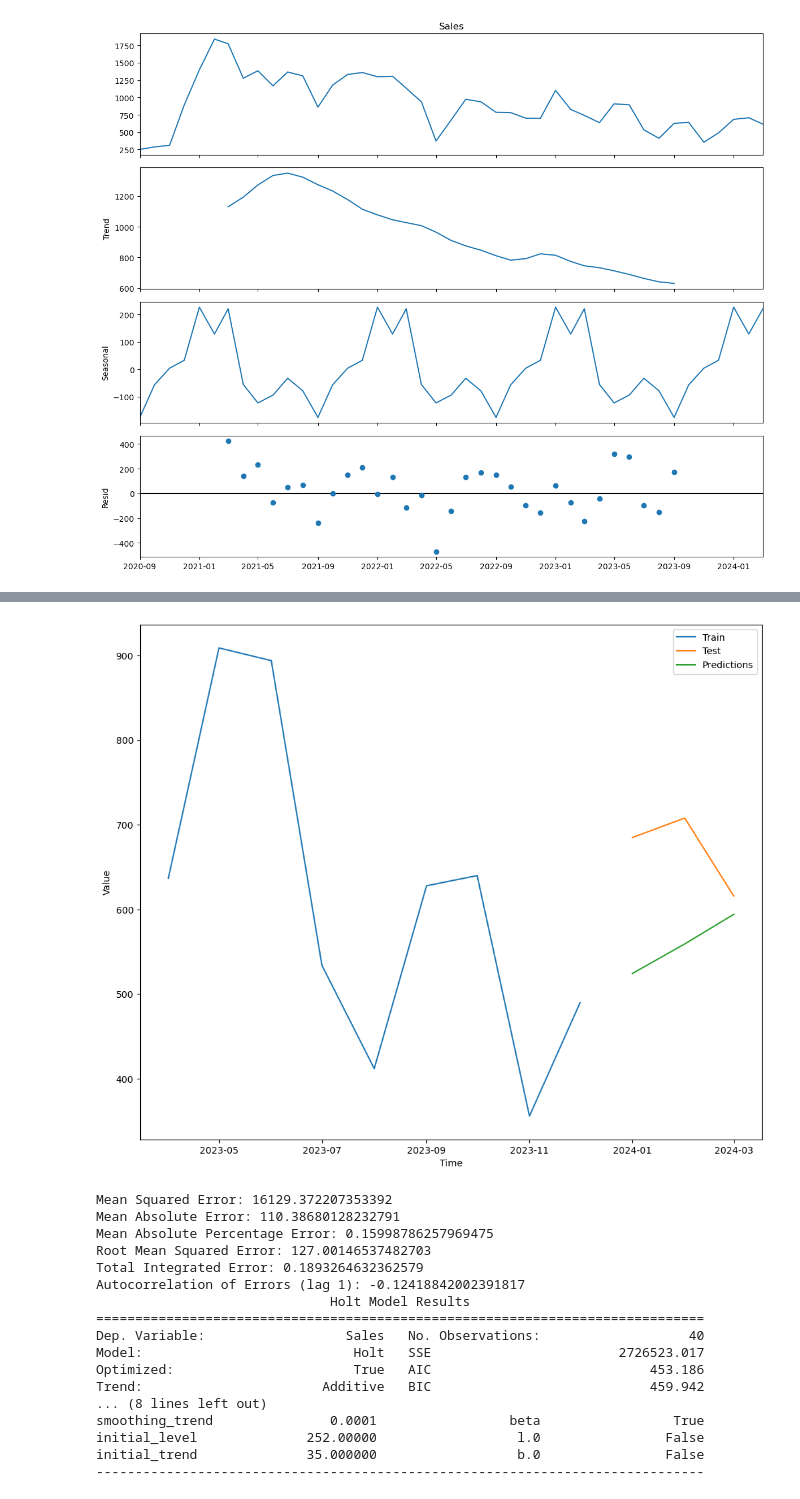
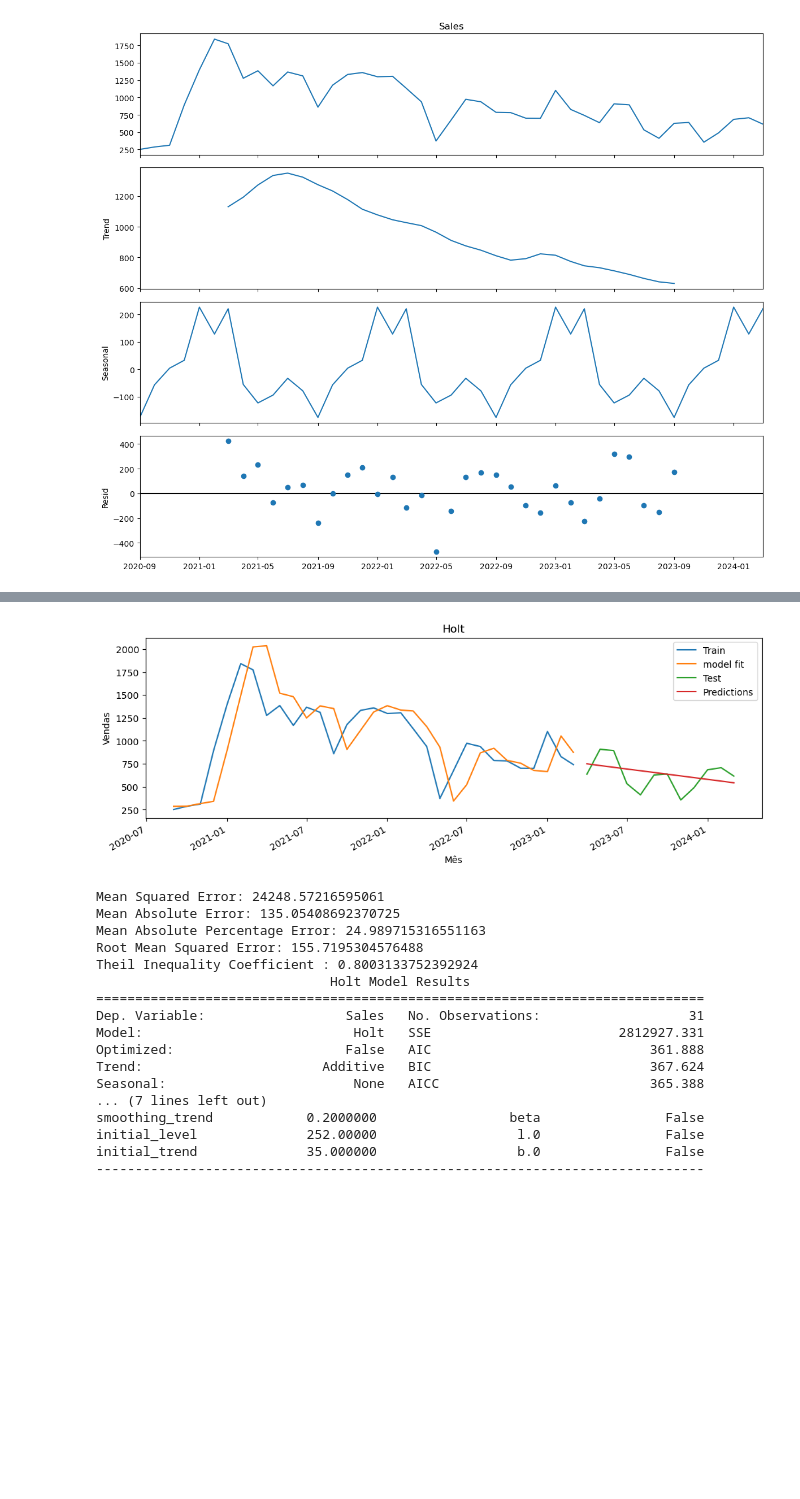
Before and after one commit to vgarciasouza/tcc-mba-usp, a Jupyter notebook: timeseries.ipynb, the cells around one changed output, grey strips where cells are left out. Cells and saved outputs as stored; diff of their text form; code cells hidden in the pictures; blank space fills up the shorter version.

```diff
--- a/timeseries.ipynb
+++ b/timeseries.ipynb
@@ -74,4 +90,21 @@ seasonalDecompose.plot();
 # %%
 train = data[:- test_periods]
 test = data[-test_periods:]
+# %%
+def theil_ineq(predictions, test):
+    num = []
+    den = []
+    for i in range(len(predictions) - 1):
+        num_n = ((predictions[(i + 1)] - test['Sales'][(i +1)]) / test['Sales'][i])**2
+        num.append(num_n)
+
+        den_n = ((test['Sales'][(i +1)] - test['Sales'][i]) / test['Sales'][i])**2
+        den.append(den_n)
+
+    numerador = np.sum(num)
+    denominador = np.sum(den)
+    div = numerador / denominador
+    tic = np.sqrt(div)
+
+    return tic
 # %%
@@ -138,59 +179,63 @@ initial_level              252.00000                  l.0                False
 # %%
 model = Holt(train)
 
-model_fit = model.fit()
+model_fit = model.fit(smoothing_level=0.8, smoothing_trend=0.2, optimized=False)
 
-predictions = model_fit.forecast(steps=test_periods)
+predictions = model_fit.forecast(test_periods)
 
+plt.figure(figsize=(12, 4))
 plt.plot(train[-chart_train_period:], label='Train')
+model_fit.fittedvalues.plot(label='model fit')
 plt.plot(test, label='Test')
 plt.plot(predictions, label='Predictions')
-plt.xlabel('Time')
-plt.ylabel('Value')
+plt.title('Holt')
+plt.xlabel('Mês')
+plt.ylabel('Vendas')
 plt.legend()
 plt.show()
 
 mse = mean_squared_error(test, predictions)
 mae = mean_absolute_error(test, predictions)
-mape = mean_absolute_percentage_error(test, predictions)
+mape = mean_absolute_percentage_error(test, predictions) * 100
 rmse = np.sqrt(mse)
-tic = np.sqrt(np.sum((test['Sales'] - predictions)**2) / np.sum(test['Sales']**2))
-acf1 = acf(np.array(test['Sales'] - predictions).flatten(), fft=False)[1]
+tic = theil_ineq(predictions, test)
+aic = model_fit.aic
+ljungbox = acorr_ljungbox(model_fit.resid, lags=1)['lb_pvalue'].values[0] * 100
 
 print("Mean Squared Error:", mse)
 print("Mean Absolute Error:", mae)
 print("Mean Absolute Percentage Error:", mape)
 print("Root Mean Squared Error:", rmse)
-print("Total Integrated Error:", tic)
-print("Autocorrelation of Errors (lag 1):", acf1)
+print("Theil Inequality Coefficient :", tic)
 
 print(model_fit.summary())
 
 card = {'model': 'HOLT',
        "Mean Squared Error" : mse,
        "Mean Absolute Error" : mae,
        "Mean Absolute Percentage Error" : mape,
         "Root Mean Squared Error" : rmse,
-       "Total Integrated Error" : tic,
-       "Autocorrelation of Errors (lag 1)" : acf1}
+       "Theil Inequality Coefficient " : tic,
+       'AIC': aic,
+       'ljungbox p-value': ljungbox}
 
 result.append(card)
 # %% [output]
-[figure, old version]
+[figure, new version]
-Mean Squared Error: 16129.372207353392
-Mean Absolute Error: 110.38680128232791
-Mean Absolute Percentage Error: 0.15998786257969475
-Root Mean Squared Error: 127.00146537482703
-Total Integrated Error: 0.1893264632362579
-Autocorrelation of Errors (lag 1): -0.12418842002391817
+Mean Squared Error: 24248.57216595061
+Mean Absolute Error: 135.05408692370725
+Mean Absolute Percentage Error: 24.989715316551163
+Root Mean Squared Error: 155.7195304576488
+Theil Inequality Coefficient : 0.8003133752392924
                               Holt Model Results
 ==============================================================================
-Dep. Variable:                  Sales   No. Observations:                   40
-Model:                           Holt   SSE                        2726523.017
-Optimized:                       True   AIC                            453.186
-Trend:                       Additive   BIC                            459.942
-... (8 lines left out)
-smoothing_trend               0.0001                 beta                 True
+Dep. Variable:                  Sales   No. Observations:                   31
+Model:                           Holt   SSE                        2812927.331
+Optimized:                      False   AIC                            361.888
+Trend:                       Additive   BIC                            367.624
+Seasonal:                        None   AICC                           365.388
+... (7 lines left out)
+smoothing_trend            0.2000000                 beta                False
 initial_level              252.00000                  l.0                False
 initial_trend              35.000000                  b.0                False
 ------------------------------------------------------------------------------
```
Also changed, not shown: parts of 25 cells of this notebook.
